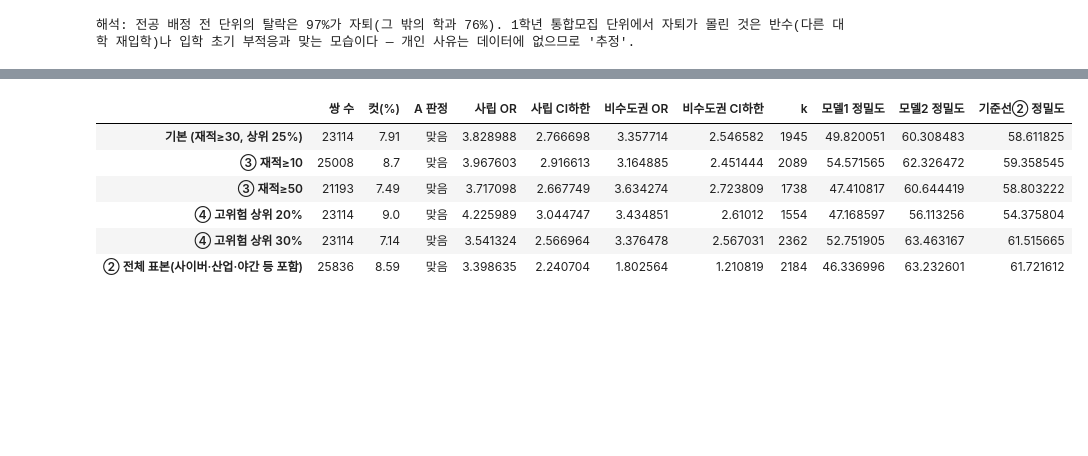
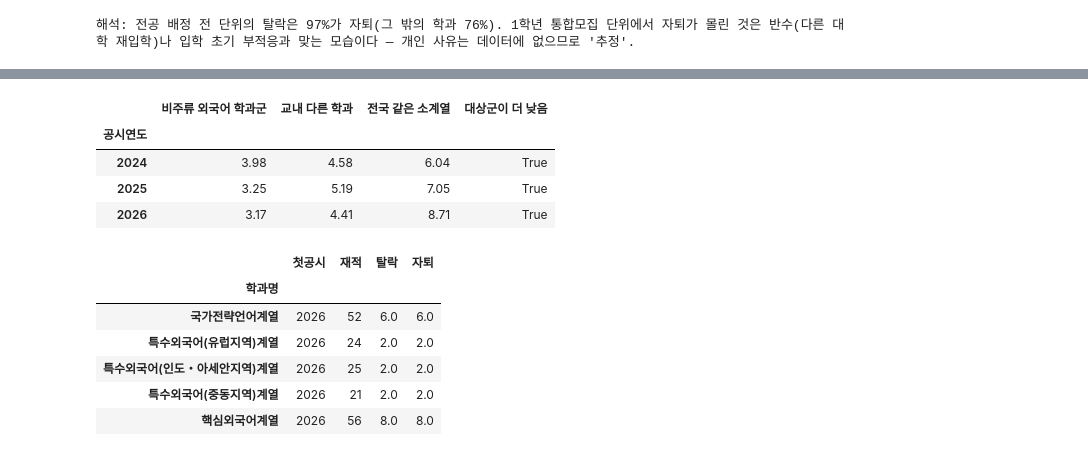
Before and after one commit to 202103116-stack/university-dropout-risk-analysis, a Jupyter notebook: notebook/팀프로젝트2_14조.ipynb, the cells around one changed output, grey strips where cells are left out. Cells and saved outputs as stored; diff of their text form; code cells hidden in the pictures; blank space fills up the shorter version.

```diff
--- a/notebook/팀프로젝트2_14조.ipynb
+++ b/notebook/팀프로젝트2_14조.ipynb
@@ -1051,44 +1052,39 @@ print(f"해석: 전공 배정 전 단위의 탈락은 {RSN.loc['전공 배정
 # %%
-# s4-14 민감도 ①~⑤ (사전 고정) — 결론이 뒤집히는지 한 표로
-# [출처 규칙] '(출처: 노트북 §④ 셀 s4-14)'
-def run_all(s, pct=HIGH_PCT):
-    m, cut, _ = prep(s, pct)
-    tr, te = m[m['공시연도'].isin(TRAIN_T)], m[m['공시연도'].eq(TEST_T)]
-    _, tab = fit_A(m)
-    v, _ = judge_A(tab)
-    cs, ccs = fit_pred(tr, False); cp, ccp = fit_pred(tr, True)
-    ev = evaluate(te, None, {'s': (cs, ccs, False), 'p': (cp, ccp, True)})
-    return {'쌍 수': len(m), '컷(%)': cut, 'A 판정': v, '사립 OR': tab.loc['priv', '오즈비'], '사립 CI하한': tab.loc['priv', 'CI 하한'],
-            '비수도권 OR': tab.loc['nonmetro', '오즈비'], '비수도권 CI하한': tab.loc['nonmetro', 'CI 하한'], 'k': int(ev.loc[0, 'k']),
-            '모델1 정밀도': ev.loc[0, '정밀도(%)'], '모델2 정밀도': ev.loc[1, '정밀도(%)'], '기준선② 정밀도': ev.loc[2, '정밀도(%)']}
-
-SENS = {'기본 (재적≥30, 상위 25%)': run_all(sample)}
-SENS['③ 재적≥10'] = run_all(sens['재적≥10'])
-SENS['③ 재적≥50'] = run_all(sens['재적≥50'])
-SENS['④ 고위험 상위 20%'] = run_all(sample, 80)
-SENS['④ 고위험 상위 30%'] = run_all(sample, 70)
-SENS['② 전체 표본(사이버·산업·야간 등 포함)'] = run_all(sens['전체 표본(재적≥30)'])
-SENS_T = pd.DataFrame(SENS).T
-display(SENS_T.round(2))
-
-b_sens = run_B(H, B_SUBFIELDS_SENS)
-print(f"① B 대상군 + 국제지역학: 차이 {b_sens['차이(%p)']:+.2f}%p [{b_sens['95% 하한']:.2f}, {b_sens['95% 상한']:.2f}] → {b_sens['판정']} (기본: {verdict_B})")
-
-# ⑤ k 기준 vs 임계값 0.5 / k를 바꿔 가며 정밀도 (차트 s5-c13 데이터)
-p1 = clf_s.predict_proba(X_of(TE, False, cols_s))[:, 1]
-print(f"⑤ 임계값 0.5: 모델 2가 고른 학과 {int((p2 >= 0.5).sum())}개, 정밀도 {TE['y'].values[p2 >= 0.5].mean() * 100:.1f}% "
-      f"/ k 기준({K}개): {EVAL.loc[1, '정밀도(%)']:.1f}%")
-KS = sorted(set([50, 100, 200, 400, 600, 800, 1000, 1500, 2000, K]))
-KCURVE = pd.DataFrame({'k': KS,
-                       '모델 1': [at_k(TE['y'], p1, k)[1] for k in KS],
-                       '모델 2': [at_k(TE['y'], p2, k)[1] for k in KS],
-                       '기준선 ② (전년도 탈락률 순)': [at_k(TE['y'], TE['prev_rate'], k)[1] for k in KS]}).round(1)
-display(KCURVE)
+# s4-12b 반대 결과 수용 (가설 B 기각): 왜 반대로 나왔는가 — 데이터로 확인되는 것과 추정을 나눈다
+# [출처 규칙] '(출처: 노트북 §④ 셀 s4-12b)'
+# 조항(00_문제정의_가설.md 7절): 반대 결과를 그대로 받아들이고, '비주류 외국어 학과라서 많이 떠난다'는 설명을 기각한 뒤 대안 설명을 적는다.
+yr_b = pd.DataFrame({
+    '비주류 외국어 학과군': H[H['target']].groupby('공시연도').apply(pooled, include_groups=False),
+    '교내 다른 학과': H[~H['target']].groupby('공시연도').apply(pooled, include_groups=False),
+    '전국 같은 소계열': NAT.groupby('공시연도').apply(pooled, include_groups=False),
+})
+yr_b['대상군이 더 낮음'] = yr_b['비주류 외국어 학과군'] < yr_b['교내 다른 학과']
+display(yr_b.round(2))
+# 후보 ①: 외국어 계열 통합모집 단위(전공 배정 전)가 언제 생겼고, 그 탈락은 어떤 성격인가
+allH_b = df[df['in_scope'] & df['학교코드'].eq(HUFS_CODE)]
+LANG_UNIT = '외국어계열|언어계열|외국어\\(.*\\)계열'
+lu = allH_b[allH_b['학과명'].str.contains(LANG_UNIT)].groupby('학과명').agg(첫공시=('공시연도', 'min'), 재적=('재적학생', 'sum'), 탈락=('계', 'sum'), 자퇴=('자퇴', 'sum'))
+display(lu)
+first_lu = int(lu['첫공시'].min())
+n_low_years = int(yr_b['대상군이 더 낮음'].sum())
+print(f'외국어 계열 통합모집 단위 첫 공시: {first_lu}년 ({len(lu)}개 단위)')
+print(f'대상군이 교내 다른 학과보다 낮은 해: {n_low_years}/{len(yr_b)}개 연도')
+print('후보 ① 이탈이 전공 배정 전 단위로 옮겨 갔을 가능성 — 데이터로 일부 확인:'
+      f" {first_lu} 공시부터 생긴 외국어 계열 단위가 있고 전공 배정 전 단위 탈락의 {RSN.loc['전공 배정 전 단위', '자퇴 비중(%)']:.0f}%가 자퇴(s4-13b).")
+if first_lu > min(YRS_B):
+    print(f'  단, 이 단위는 {first_lu} 공시부터라 그 이전 해에도 대상군이 낮았던 것({n_low_years}/{len(yr_b)}개 연도)은 설명하지 못한다 → 부분 설명')
+print('후보 ② 스스로 고른 전공일 가능성 — 추정(지망 동기는 데이터에 없음)')
+print('후보 ③ 학교를 떠나지 않고 전공을 바꾸는 길(이중전공·전과) — 추정, 제도 운영 실태 [확인 필요]')
 # %% [output]
-|  | 쌍 수 | 컷(%) | A 판정 | 사립 OR | 사립 CI하한 | 비수도권 OR | 비수도권 CI하한 | k | 모델1 정밀도 | 모델2 정밀도 | 기준선② 정밀도 |
-| 기본 (재적≥30, 상위 25%) | 23114 | 7.91 | 맞음 | 3.828988 | 2.766698 | 3.357714 | 2.546582 | 1945 | 49.820051 | 60.308483 | 58.611825 |
-| ③ 재적≥10 | 25008 | 8.7 | 맞음 | 3.967603 | 2.916613 | 3.164885 | 2.451444 | 2089 | 54.571565 | 62.326472 | 59.358545 |
-| ③ 재적≥50 | 21193 | 7.49 | 맞음 | 3.717098 | 2.667749 | 3.634274 | 2.723809 | 1738 | 47.410817 | 60.644419 | 58.803222 |
-| ④ 고위험 상위 20% | 23114 | 9.0 | 맞음 | 4.225989 | 3.044747 | 3.434851 | 2.61012 | 1554 | 47.168597 | 56.113256 | 54.375804 |
-| ④ 고위험 상위 30% | 23114 | 7.14 | 맞음 | 3.541324 | 2.566964 | 3.376478 | 2.567031 | 2362 | 52.751905 | 63.463167 | 61.515665 |
-| ② 전체 표본(사이버·산업·야간 등 포함) | 25836 | 8.59 | 맞음 | 3.398635 | 2.240704 | 1.802564 | 1.210819 | 2184 | 46.336996 | 63.232601 | 61.721612 |
+|  | 비주류 외국어 학과군 | 교내 다른 학과 | 전국 같은 소계열 | 대상군이 더 낮음 |
+| 공시연도 |  |  |  |  |
+| 2024 | 3.98 | 4.58 | 6.04 | True |
+| 2025 | 3.25 | 5.19 | 7.05 | True |
+| 2026 | 3.17 | 4.41 | 8.71 | True |
+|  | 첫공시 | 재적 | 탈락 | 자퇴 |
+| 학과명 |  |  |  |  |
+| 국가전략언어계열 | 2026 | 52 | 6.0 | 6.0 |
+| 특수외국어(유럽지역)계열 | 2026 | 24 | 2.0 | 2.0 |
+| 특수외국어(인도・아세안지역)계열 | 2026 | 25 | 2.0 | 2.0 |
+| 특수외국어(중동지역)계열 | 2026 | 21 | 2.0 | 2.0 |
+| 핵심외국어계열 | 2026 | 56 | 8.0 | 8.0 |
```
Also changed, not shown: parts of 43 cells of this notebook, 19 other files.
